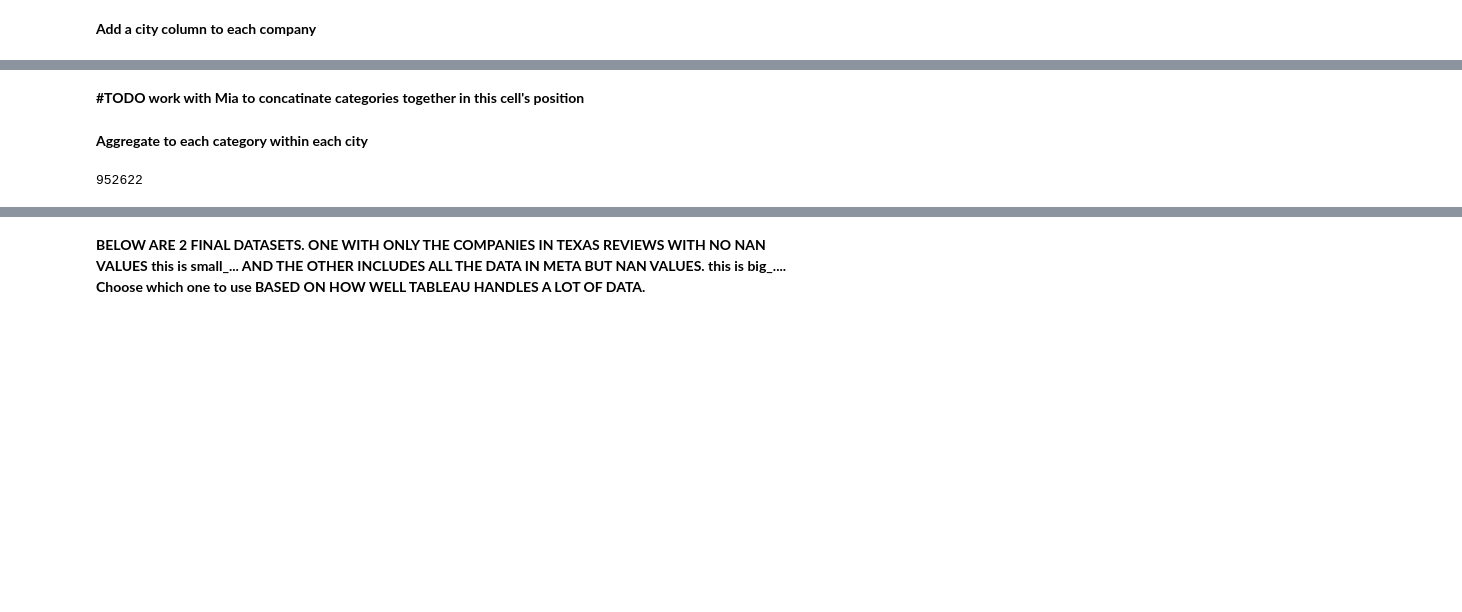
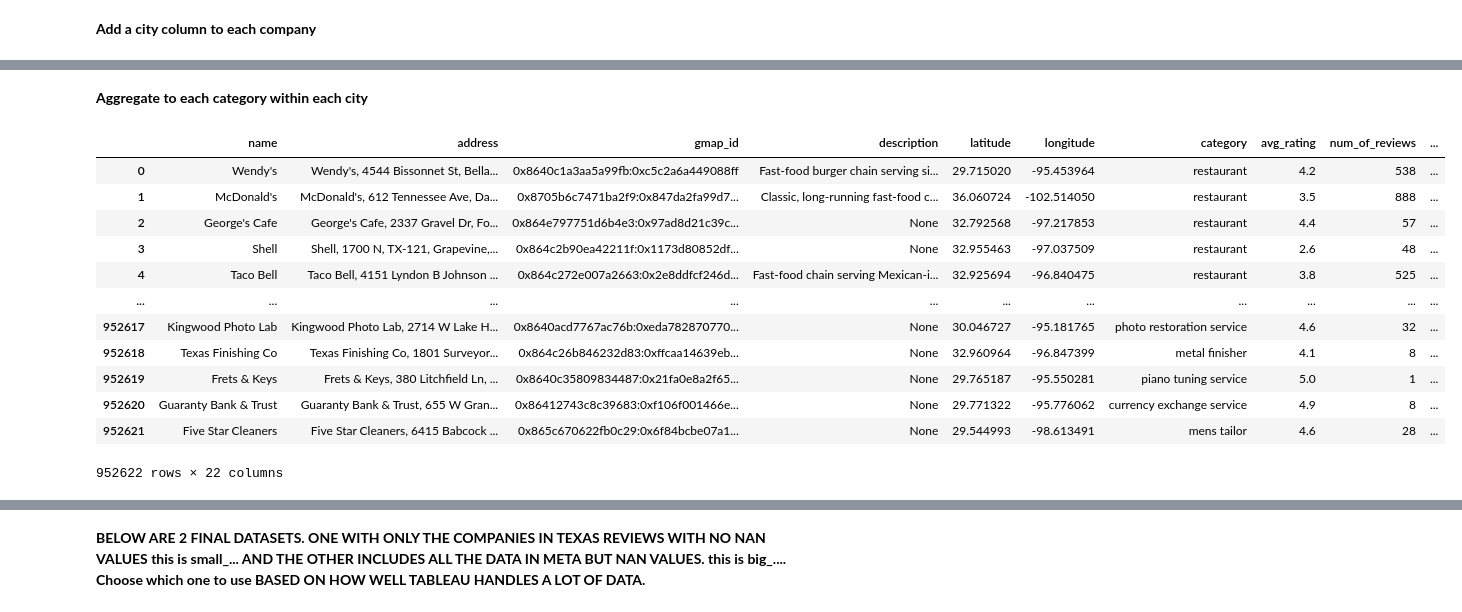
Before and after one commit to Dhrutube/DS3-LocalLens, a Jupyter notebook: Normalizing_Review_Culture.ipynb, the cells around one changed output, grey strips where cells are left out. Saved outputs shown, nothing was run; the diff lists cells and outputs as text; code cells hidden in the pictures; blank space fills up the shorter version.

```diff
--- a/Normalizing_Review_Culture.ipynb
+++ b/Normalizing_Review_Culture.ipynb
@@ -131,5 +137,3 @@ category_df['Entire_category_score'] = (df_with_stats['avg_rating'] - df_with_st
-# %% [markdown]
-**#TODO work with Mia to concatinate categories together in this cell's position**
 # %%
 # # # #Remove tiny categories
 category_counts= category_df.get('category').value_counts()
@@ -154,8 +159,26 @@ category_stats.columns = ['city', 'category', 'cc_mean', 'cc_std', 'cc_count']
 # %%
 
 # Merge back into category data set (here category df is just the exploded metadata with city and category count)
 mcategory_df = category_df.merge(category_stats, on=['city', 'category'], how='inner') #merge on both city and category
 mcategory_df.shape[0]
+mcategory_df['cc_count'] = (
+    mcategory_df.groupby(['city', 'category'])['gmap_id']
+      .transform('nunique')
+)
+mcategory_df
+mcategory_df.drop(columns=[ 'category_count'])
 # %% [output]
+|  | name | address | gmap_id | description | latitude | longitude | category | avg_rating | num_of_reviews | ... |
+| 0 | Wendy's | Wendy's, 4544 Bissonnet St, Bella... | 0x8640c1a3aa5a99fb:0xc5c2a6a449088ff | Fast-food burger chain serving si... | 29.715020 | -95.453964 | restaurant | 4.2 | 538 | ... |
+| 1 | McDonald's | McDonald's, 612 Tennessee Ave, Da... | 0x8705b6c7471ba2f9:0x847da2fa99d7... | Classic, long-running fast-food c... | 36.060724 | -102.514050 | restaurant | 3.5 | 888 | ... |
+| 2 | George's Cafe | George's Cafe, 2337 Gravel Dr, Fo... | 0x864e797751d6b4e3:0x97ad8d21c39c... | None | 32.792568 | -97.217853 | restaurant | 4.4 | 57 | ... |
+| 3 | Shell | Shell, 1700 N, TX-121, Grapevine,... | 0x864c2b90ea42211f:0x1173d80852df... | None | 32.955463 | -97.037509 | restaurant | 2.6 | 48 | ... |
+| 4 | Taco Bell | Taco Bell, 4151 Lyndon B Johnson ... | 0x864c272e007a2663:0x2e8ddfcf246d... | Fast-food chain serving Mexican-i... | 32.925694 | -96.840475 | restaurant | 3.8 | 525 | ... |
+| ... | ... | ... | ... | ... | ... | ... | ... | ... | ... | ... |
+| 952617 | Kingwood Photo Lab | Kingwood Photo Lab, 2714 W Lake H... | 0x8640acd7767ac76b:0xeda782870770... | None | 30.046727 | -95.181765 | photo restoration service | 4.6 | 32 | ... |
+| 952618 | Texas Finishing Co | Texas Finishing Co, 1801 Surveyor... | 0x864c26b846232d83:0xffcaa14639eb... | None | 32.960964 | -96.847399 | metal finisher | 4.1 | 8 | ... |
+| 952619 | Frets & Keys | Frets & Keys, 380 Litchfield Ln, ... | 0x8640c35809834487:0x21fa0e8a2f65... | None | 29.765187 | -95.550281 | piano tuning service | 5.0 | 1 | ... |
+| 952620 | Guaranty Bank & Trust | Guaranty Bank & Trust, 655 W Gran... | 0x86412743c8c39683:0xf106f001466e... | None | 29.771322 | -95.776062 | currency exchange service | 4.9 | 8 | ... |
+| 952621 | Five Star Cleaners | Five Star Cleaners, 6415 Babcock ... | 0x865c670622fb0c29:0x6f84bcbe07a1... | None | 29.544993 | -98.613491 | mens tailor | 4.6 | 28 | ... |
-952622
+952622 rows × 22 columns
 # %%
```
Also changed, not shown: parts of 22 cells of this notebook, 1 other file.
